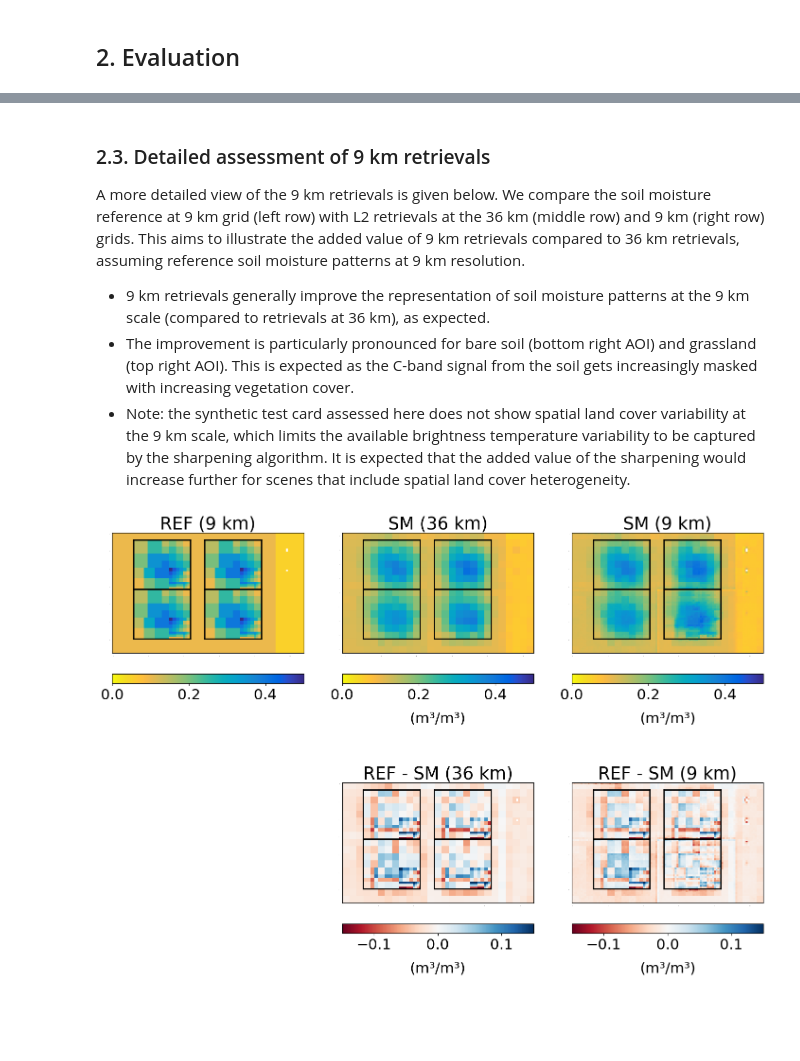
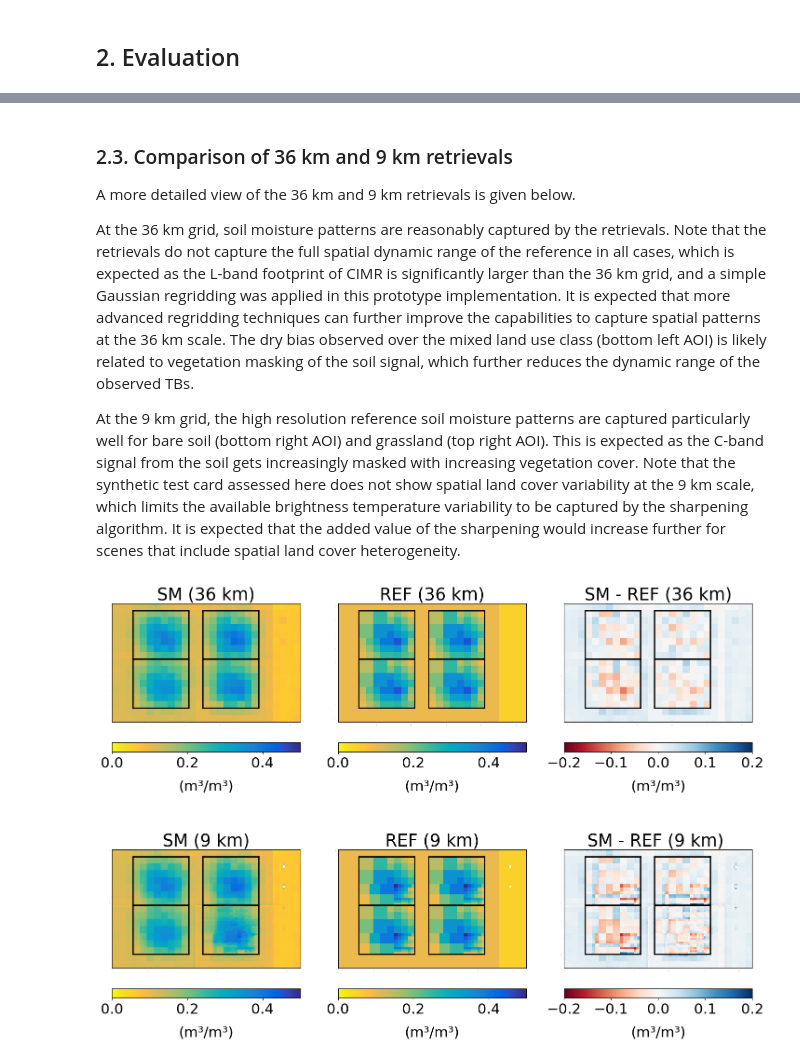
Before and after one commit to CIMR-Algos/SoilMoisture_ATBD_v2, a Jupyter notebook: algorithm/CIMR_L2_Soil_Moisture_performance_assessment.ipynb, the cells around one changed output, grey strips where cells are left out. Drawn from its saved outputs; the diff is of its cells as text; code cells hidden in the pictures; blank space fills up the shorter version.

```diff
--- a/algorithm/CIMR_L2_Soil_Moisture_performance_assessment.ipynb
+++ b/algorithm/CIMR_L2_Soil_Moisture_performance_assessment.ipynb
@@ -219,43 +206,43 @@ plt.subplots_adjust(wspace=0.15, hspace=0.2)
 # %% [markdown]
-### 2.3. Detailed assessment of 9 km retrievals
+### 2.3. Comparison of 36 km and 9 km retrievals
 
-A more detailed view of the 9 km retrievals is given below. We compare the soil moisture reference at 9 km grid (left row) with L2 retrievals at the 36 km (middle row) and 9 km (right row) grids. This aims to illustrate the added value of 9 km retrievals compared to 36 km retrievals, assuming reference soil moisture patterns at 9 km resolution.
+A more detailed view of the 36 km and 9 km retrievals is given below.
 
-- 9 km retrievals generally improve the representation of soil moisture patterns at the 9 km scale (compared to retrievals at 36 km), as expected.
-- The improvement is particularly pronounced for bare soil (bottom right AOI) and grassland (top right AOI). This is expected as the C-band signal from the soil gets increasingly masked with increasing vegetation cover.
-- Note:  the synthetic test card assessed here does not show spatial land cover variability at the 9 km scale, which limits the available brightness temperature variability to be captured by the sharpening algorithm. It is expected that the added value of the sharpening would increase further for scenes that include spatial land cover heterogeneity.
+At the 36 km grid, soil moisture patterns are reasonably captured by the retrievals. Note that the retrievals do not capture the full spatial dynamic range of the reference in all cases, which is expected as the L-band footprint of CIMR is significantly larger than the 36 km grid, and a simple Gaussian regridding was applied in this prototype implementation. It is expected that more advanced regridding techniques can further improve the capabilities to capture spatial patterns at the 36 km scale. The dry bias observed over the mixed land use class (bottom left AOI) is likely related to vegetation masking of the soil signal, which further reduces the dynamic range of the observed TBs.
+
+At the 9 km grid, the high resolution reference soil moisture patterns are captured particularly well for bare soil (bottom right AOI) and grassland (top right AOI). This is expected as the C-band signal from the soil gets increasingly masked with increasing vegetation cover. Note that the synthetic test card assessed here does not show spatial land cover variability at the 9 km scale, which limits the available brightness temperature variability to be captured by the sharpening algorithm. It is expected that the added value of the sharpening would increase further for scenes that include spatial land cover heterogeneity.
 # %%
 reload(sm_eval)
 
 # Compare 36 km and 9 km retrievals
-xdist = -0.5
-ydist = -0.85
-reference = tc_09['Soil Moisture'][:152, :152]
-sm_09km = l2_09_sceps_des['soil_moisture'].data[0, :, :]
-sm_36km = l2_36_sceps_des['soil_moisture'].data[0, :, :]
-sm_36km_9km_grid = np.kron(sm_36km, np.ones((4, 4)))
+ref_36 = tc_36['Soil Moisture']
+ref_09 = tc_09['Soil Moisture'][:152, :152]
+sm_09 = l2_09_sceps_des['soil_moisture'].data[0, :, :]
+sm_36 = l2_36_sceps_des['soil_moisture'].data[0, :, :]
 plot_range = [0, 0.5]
-plot_range_diff = [-0.15, 0.15]
+plot_range_diff = [-0.2, 0.2]
 
 # Plot
 gs = gridspec.GridSpec(4, 4, width_ratios=[1, 1, 1, 1], height_ratios=[1, 1, 1, 1])
 fig = plt.figure(figsize=(6*4, 8*4))
-# TB
+# 36 km
 ax = fig.add_subplot(gs[0, 0])
-sm_eval.plot_tc(reference, 'REF', 9, plot_range, None, zoom=True)
+sm_eval.plot_sm(sm_36, 'SM (36 km)', 36, plot_range, None, zoom=True)
 ax = fig.add_subplot(gs[0, 1])
-sm_eval.plot_sm(sm_36km, 'SM (36 km)', 36, plot_range, None, zoom=True)
+sm_eval.plot_tc(ref_36, 'REF', 36, plot_range, None, zoom=True)
 ax = fig.add_subplot(gs[0, 2])
-sm_eval.plot_sm(sm_09km, 'SM (9 km)', 9, plot_range, None, zoom=True)
-# DELTA
+sm_eval.plot_sm_diff(ref_36, sm_36, 'SM - REF (36 km)', 36, plot_range_diff, 'RdBu', zoom=True)
+# 9 km
+ax = fig.add_subplot(gs[1, 0])
+sm_eval.plot_sm(sm_09, 'SM (9 km)', 9, plot_range, None, zoom=True)
 ax = fig.add_subplot(gs[1, 1])
-sm_eval.plot_sm_diff(reference, sm_36km_9km_grid, 'REF - SM (36 km)', 9, plot_range_diff, 'RdBu', zoom=True)
+sm_eval.plot_tc(ref_09, 'REF', 9, plot_range, None, zoom=True)
 ax = fig.add_subplot(gs[1, 2])
-sm_eval.plot_sm_diff(reference, sm_09km, 'REF - SM (9 km)', 9, plot_range_diff, 'RdBu', zoom=True)
+sm_eval.plot_sm_diff(ref_09, sm_09, 'SM - REF (9 km) ', 9, plot_range_diff, 'RdBu', zoom=True)
 # adjust
 plt.subplots_adjust(wspace=0.2, hspace=-0.4)
 # %% [output]
-[figure, old version]
+[figure, new version]
 # %% [markdown]
 ### 2.4. ubRMSE and bias
 
```
Also changed, not shown: parts of 8 cells of this notebook, 8 other files.
